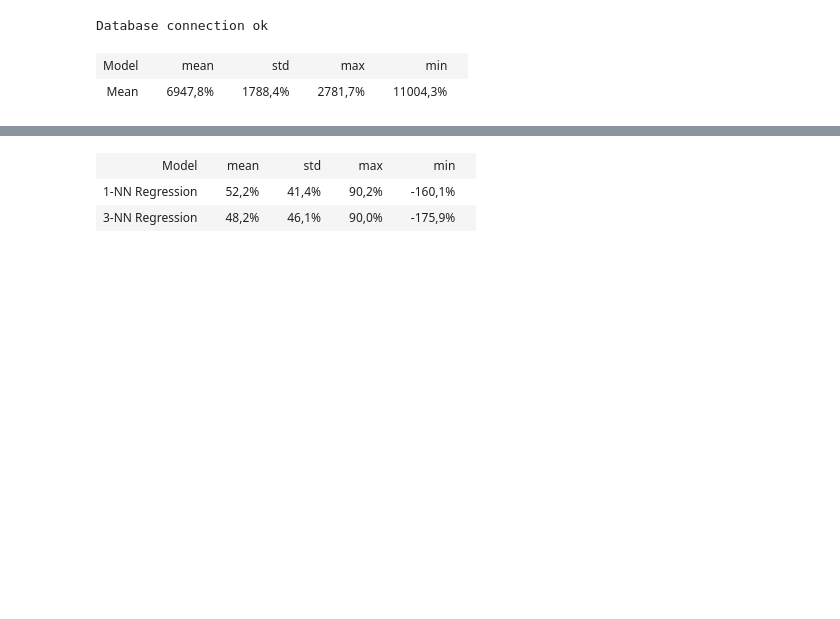
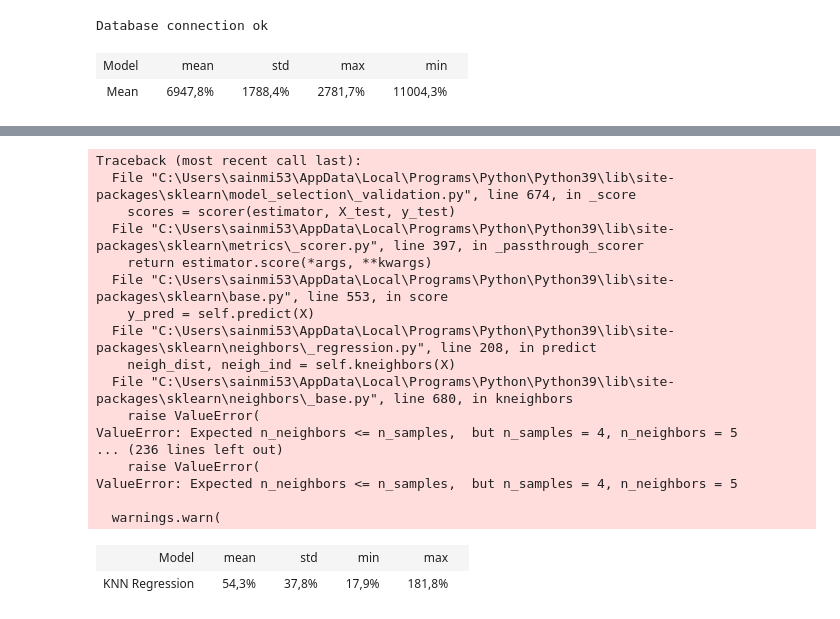
Before and after one commit to Miikkasna/cablepredictions, a Jupyter notebook: Area specific cable quantities.ipynb, the cells around one changed output, grey strips where cells are left out. Drawn from its saved outputs; the diff is of its cells as text; code cells hidden in the pictures; blank space fills up the shorter version.

Commit message:
area specific quantities full run

```diff
--- a/Area specific cable quantities.ipynb
+++ b/Area specific cable quantities.ipynb
@@ -72,6 +73,9 @@ scores = np.array(scores)
 table_rows = [['Model', 'mean', 'std', 'max', 'min']]
 table_rows.append(('Mean', scores.mean(), scores.std(), scores.min(), scores.max()))
 display_table(table_rows)
+with open("static_area_specific_cable_quantities.txt", "a") as file_object:
+    line = '-;Area specific cable quantity;pcs;{};{};{};{};{}\n'.format('Mean', scores.mean(), scores.std(), scores.min(), scores.max())
+    file_object.write(line)
 # %% [output]
 | Model |  | mean |  | std |  | max |  | min |  |
 | Mean |  | 6947,8% |  | 1788,4% |  | 2781,7% |  | 11004,3% |  |
@@ -546,16 +583,14 @@ ships = data[:, 0]
 
 # init regression models
 models = dict()
-#models['1-NN Regression'] = KNeighborsRegressor(1, weights='distance')
-#models['3-NN Regression'] = KNeighborsRegressor(3, weights='distance')
-models['5-NN Regression'] = KNeighborsRegressor(5, weights='distance')
+models['KNN Regression'] = KNeighborsRegressor()
 
 # init lpo split
 p = 2 #ships
 lpo = LeavePOut(p)
 
 # train and evaluate models with lpo
-table_rows = [['Model', 'mean', 'std', 'max', 'min']]
+table_rows = [['Model', 'mean', 'std', 'min', 'max']]
 for model_name in models.keys():
     model = models[model_name]
     scores = []
@@ -581,7 +616,7 @@ for model_name in models.keys():
                 .format(s1,s2,area_type)
             )
             data = np.array(cursor.fetchall()).astype('float32')
-            if data.shape[0] < model.n_neighbors:
+            if data.shape[0] < 5:
                 continue
             X_train = data[:, [0, 1]]
             y_train = data[:, -1]
@@ -589,7 +624,8 @@ for model_name in models.keys():
             scaler = pp.MinMaxScaler()
             X_train = scaler.fit_transform(X_train)
             # fit model
-            model.fit(X_train, y_train)
+            clf = GridSearchCV(model, {'n_neighbors':[1, 3, 5], 'weights': ['uniform', 'distance']})
+            clf.fit(X_train, y_train)
             # get test data
             cursor.execute(
                 " SELECT gross_tonnage, squares, cable_count FROM ("
@@ -603,14 +639,14 @@ for model_name in models.keys():
                 .format(s1,s2,area_type)
             )
             data = np.array(cursor.fetchall()).astype('float32')
-            if data.shape[0] < model.n_neighbors:
+            if data.shape[0] < 5:
                 continue
             X_test = data[:, [0, 1]]
             y = data[:, -1]
             # normalize features
             X_test = scaler.transform(X_test) #normalize features
             # predict
-            preds = np.concatenate((preds, model.predict(X_test)))
+            preds = np.concatenate((preds, clf.predict(X_test)))
             y_test = np.concatenate((y_test, y))
 
 
@@ -621,5 +657,8 @@ for model_name in models.keys():
 
     scores = np.array(scores)
     table_rows.append((model_name, scores.mean(), scores.std(), scores.min(), scores.max()))
+    with open("static_area_specific_cable_quantities.txt", "a") as file_object:
+        line = 'GT, Area squares, Area type;Area specific cable quantity;pcs;{};{};{};{};{}\n'.format(model_name, scores.mean(), scores.std(), scores.min(), scores.max())
+        file_object.write(line)
 display_table(table_rows)
 # %% [output]
@@ -709,7 +765,10 @@ for train_i, test_i in lpo.split(ships):
     scores.append(score)
 
 scores = np.array(scores)
-table_rows = [['Model', 'mean', 'std', 'max', 'min']]
+table_rows = [['Model', 'mean', 'std', 'min', 'max']]
 table_rows.append(('Linear regression', scores.mean(), scores.std(), scores.min(), scores.max()))
 display_table(table_rows)
+with open("static_area_specific_cable_quantities.txt", "a") as file_object:
+    line = 'GT, Area squares, Area type, Area type;Area specific cable quantity (No through cables, for comparison);pcs;{};{};{};{};{}\n'.format('Linear regression', scores.mean(), scores.std(), scores.min(), scores.max())
+    file_object.write(line)
 # %% [output]
@@ -756,8 +798,7 @@ ships = data[:, 0]
 
 # init regression models
 models = dict()
-models['1-NN Regression'] = KNeighborsRegressor(1, weights='distance')
-models['3-NN Regression'] = KNeighborsRegressor(3, weights='distance')
+models['KNN Regression'] = KNeighborsRegressor()
 #models['5-NN Regression'] = KNeighborsRegressor(5, weights='distance')
 
 # init lpo split
@@ -765,7 +806,7 @@ p = 2 #ships
 lpo = LeavePOut(p)
 
 # train and evaluate models with lpo
-table_rows = [['Model', 'mean', 'std', 'max', 'min']]
+table_rows = [['Model', 'mean', 'std', 'min', 'max']]
 for model_name in models.keys():
     model = models[model_name]
     scores = []
@@ -793,7 +834,7 @@ for model_name in models.keys():
                 .format(s1,s2,s1,s2,area_type)
             )
             data = np.array(cursor.fetchall()).astype('float32')
-            if data.shape[0] < model.n_neighbors:
+            if data.shape[0] < 5:
                 continue
             X_train = data[:, [0, 1]]
             y_train = data[:, -1]
@@ -801,42 +842,62 @@ for model_name in models.keys():
             scaler = pp.MinMaxScaler()
             X_train = scaler.fit_transform(X_train)
             # fit model
-            model.fit(X_train, y_train)
+            clf = GridSearchCV(model, {'n_neighbors':[1, 3, 5], 'weights': ['uniform', 'distance']})
+            clf.fit(X_train, y_train)
             # get test data
             cursor.execute(
                 " SELECT gross_tonnage, squares, cable_count FROM ("
                 " SELECT area_union.project_id as project_id, area_union.area, areas.area_type as area_type, areas.squares as squares, count(*) as cable_count FROM ("
                 " SELECT project_id, cable, start_area as area FROM routed WHERE project_id={} OR project_id={}"
                 " UNION"
                 " SELECT project_id, cable, end_area as area FROM routed WHERE project_id={} OR project_id={}"
                 ") area_union"
                 " LEFT JOIN areas ON areas.project_id=area_union.project_id AND areas.area=area_union.area"
                 " GROUP BY area_union.project_id, area_union.area, areas.area_type, squares"
                 " ) cable_counts LEFT JOIN projects ON projects.project_id=cable_counts.project_id"
                 " WHERE area_type='{}' AND squares IS NOT NULL"
                 .format(s1,s2,s1,s2,area_type)
             )
             data = np.array(cursor.fetchall()).astype('float32')
-            if data.shape[0] < model.n_neighbors:
+            if data.shape[0] < 5:
                 continue
             X_test = data[:, [0, 1]]
             y = data[:, -1]
             # normalize features
             X_test = scaler.transform(X_test) #normalize features
             # predict
-            preds = np.concatenate((preds, model.predict(X_test)))
+            preds = np.concatenate((preds, clf.predict(X_test)))
             y_test = np.concatenate((y_test, y))
 
 
         # calculate area predictions cv score
         if y_test.shape[0] > 0:
             score = mape(y_test, preds)
             scores.append(score)
 
     scores = np.array(scores)
     table_rows.append((model_name, scores.mean(), scores.std(), scores.min(), scores.max()))
+    with open("static_area_specific_cable_quantities.txt", "a") as file_object:
+        line = 'GT, Area squares, Area type, Area type;Area specific cable quantity (No through cables, for comparison);pcs;{};{};{};{};{}\n'.format('KNN regression', scores.mean(), scores.std(), scores.min(), scores.max())
+        file_object.write(line)
 display_table(table_rows)
 # %% [output]
+Traceback (most recent call last):
+  File "C:\Users\sainmi53\AppData\Local\Programs\Python\Python39\lib\site-packages\sklearn\model_selection\_validation.py", line 674, in _score
+    scores = scorer(estimator, X_test, y_test)
+  File "C:\Users\sainmi53\AppData\Local\Programs\Python\Python39\lib\site-packages\sklearn\metrics\_scorer.py", line 397, in _passthrough_scorer
+    return estimator.score(*args, **kwargs)
+  File "C:\Users\sainmi53\AppData\Local\Programs\Python\Python39\lib\site-packages\sklearn\base.py", line 553, in score
+    y_pred = self.predict(X)
+  File "C:\Users\sainmi53\AppData\Local\Programs\Python\Python39\lib\site-packages\sklearn\neighbors\_regression.py", line 208, in predict
+    neigh_dist, neigh_ind = self.kneighbors(X)
+  File "C:\Users\sainmi53\AppData\Local\Programs\Python\Python39\lib\site-packages\sklearn\neighbors\_base.py", line 680, in kneighbors
+    raise ValueError(
+ValueError: Expected n_neighbors <= n_samples,  but n_samples = 4, n_neighbors = 5
+... (236 lines left out)
+    raise ValueError(
+ValueError: Expected n_neighbors <= n_samples,  but n_samples = 4, n_neighbors = 5
+
+  warnings.warn(
-| Model |  | mean |  | std |  | max |  | min |  |
-| 1-NN Regression |  | 52,2% |  | 41,4% |  | 90,2% |  | -160,1% |  |
-| 3-NN Regression |  | 48,2% |  | 46,1% |  | 90,0% |  | -175,9% |  |
+| Model |  | mean |  | std |  | min |  | max |  |
+| KNN Regression |  | 54,3% |  | 37,8% |  | 17,9% |  | 181,8% |  |
```
Also changed, not shown: parts of 9 cells of this notebook, 2 other files.
